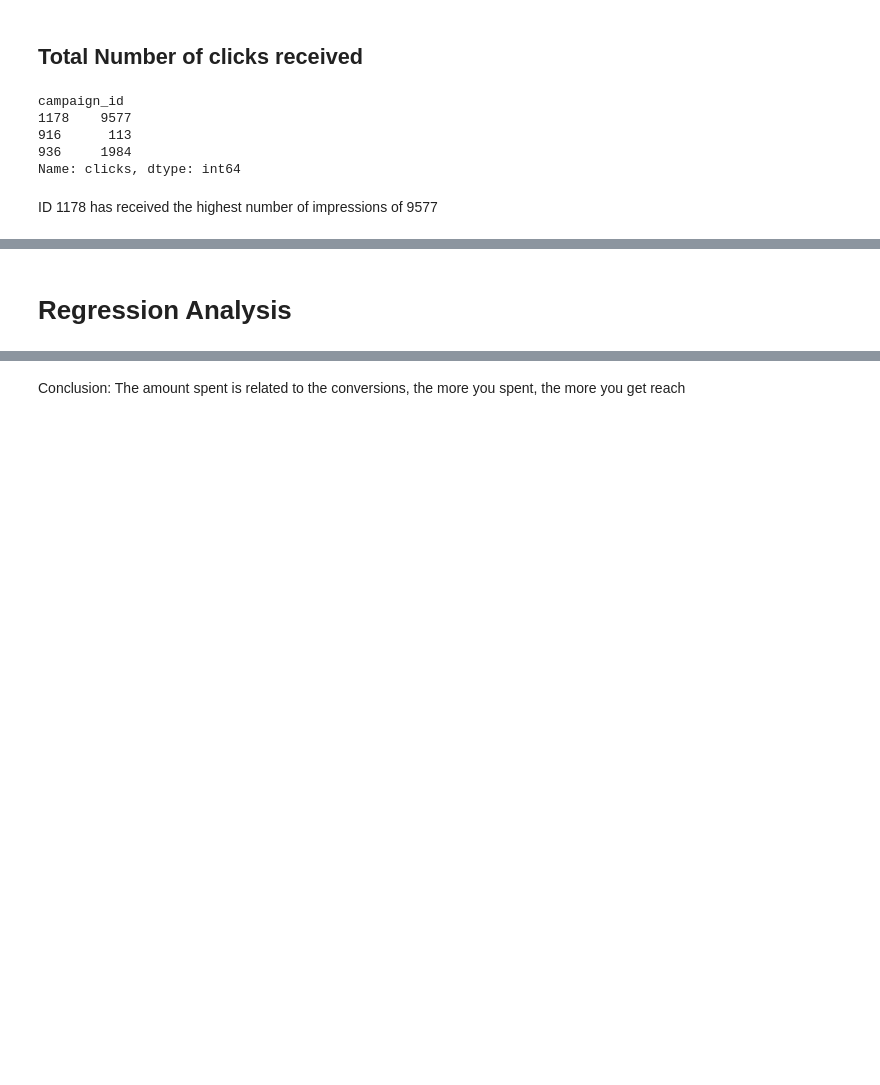
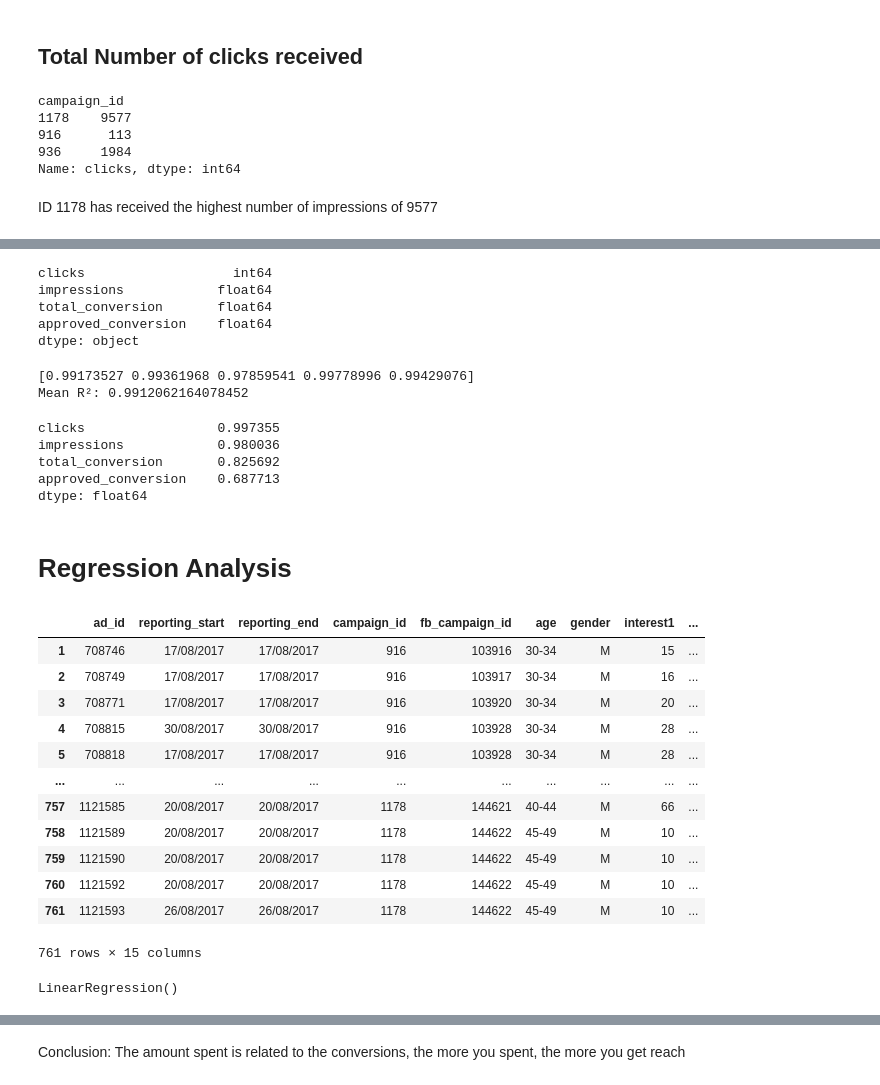
Before and after one commit to JoshuaLEE2756/Facebook-Meta-Data, a Jupyter notebook: Sportron.ipynb, the cells around one changed output, grey strips where cells are left out. Saved outputs shown, nothing was run; the diff lists cells and outputs as text; code cells hidden in the pictures; blank space fills up the shorter version.

Commit message:
Make a simple linear regression model

```diff
--- a/Sportron.ipynb
+++ b/Sportron.ipynb
@@ -229,0 +261,10 @@ ID 1178 has received the highest number of impressions of 9577
+# %%
+X = df[features]
+y = df['spent']
+X.dtypes
+# %% [output]
+clicks                   int64
+impressions            float64
+total_conversion       float64
+approved_conversion    float64
+dtype: object
@@ -230,3 +275,47 @@ ID 1178 has received the highest number of impressions of 9577
+# %%
+from sklearn.linear_model import LinearRegression
+
+model = LinearRegression()
+
+from sklearn.model_selection import cross_val_score
+
+scores = cross_val_score(
+    model,
+    X,
+    y,
+    cv=5,
+    scoring="r2"   # regression metric
+)
+
+print(scores)
+print("Mean R²:", scores.mean())
+# %% [output]
+[0.99173527 0.99361968 0.97859541 0.99778996 0.99429076]
+Mean R²: 0.9912062164078452
+# %%
+X.corrwith(y).sort_values(ascending=False)
+# %% [output]
+clicks                 0.997355
+impressions            0.980036
+total_conversion       0.825692
+approved_conversion    0.687713
+dtype: float64
 # %% [markdown]
 # Regression Analysis
+# %%
+df
+# %% [output]
+|  | ad_id | reporting_start | reporting_end | campaign_id | fb_campaign_id | age | gender | interest1 | ... |
+| 1 | 708746 | 17/08/2017 | 17/08/2017 | 916 | 103916 | 30-34 | M | 15 | ... |
+| 2 | 708749 | 17/08/2017 | 17/08/2017 | 916 | 103917 | 30-34 | M | 16 | ... |
+| 3 | 708771 | 17/08/2017 | 17/08/2017 | 916 | 103920 | 30-34 | M | 20 | ... |
+| 4 | 708815 | 30/08/2017 | 30/08/2017 | 916 | 103928 | 30-34 | M | 28 | ... |
+| 5 | 708818 | 17/08/2017 | 17/08/2017 | 916 | 103928 | 30-34 | M | 28 | ... |
+| ... | ... | ... | ... | ... | ... | ... | ... | ... | ... |
+| 757 | 1121585 | 20/08/2017 | 20/08/2017 | 1178 | 144621 | 40-44 | M | 66 | ... |
+| 758 | 1121589 | 20/08/2017 | 20/08/2017 | 1178 | 144622 | 45-49 | M | 10 | ... |
+| 759 | 1121590 | 20/08/2017 | 20/08/2017 | 1178 | 144622 | 45-49 | M | 10 | ... |
+| 760 | 1121592 | 20/08/2017 | 20/08/2017 | 1178 | 144622 | 45-49 | M | 10 | ... |
+| 761 | 1121593 | 26/08/2017 | 26/08/2017 | 1178 | 144622 | 45-49 | M | 10 | ... |
+761 rows × 15 columns
 # %%
@@ -239,6 +328,9 @@ X_train, X_test, y_train, y_test = train_test_split(X, y, test_size=0.2)
 # %%
 from sklearn.linear_model import LinearRegression
 lr= LinearRegression()
+lr
+# %% [output]
+LinearRegression()
 # %%
 lr.fit(X_train, y_train)
 pred = lr.predict(X_test)
```
Also changed, not shown: parts of 10 cells of this notebook.
